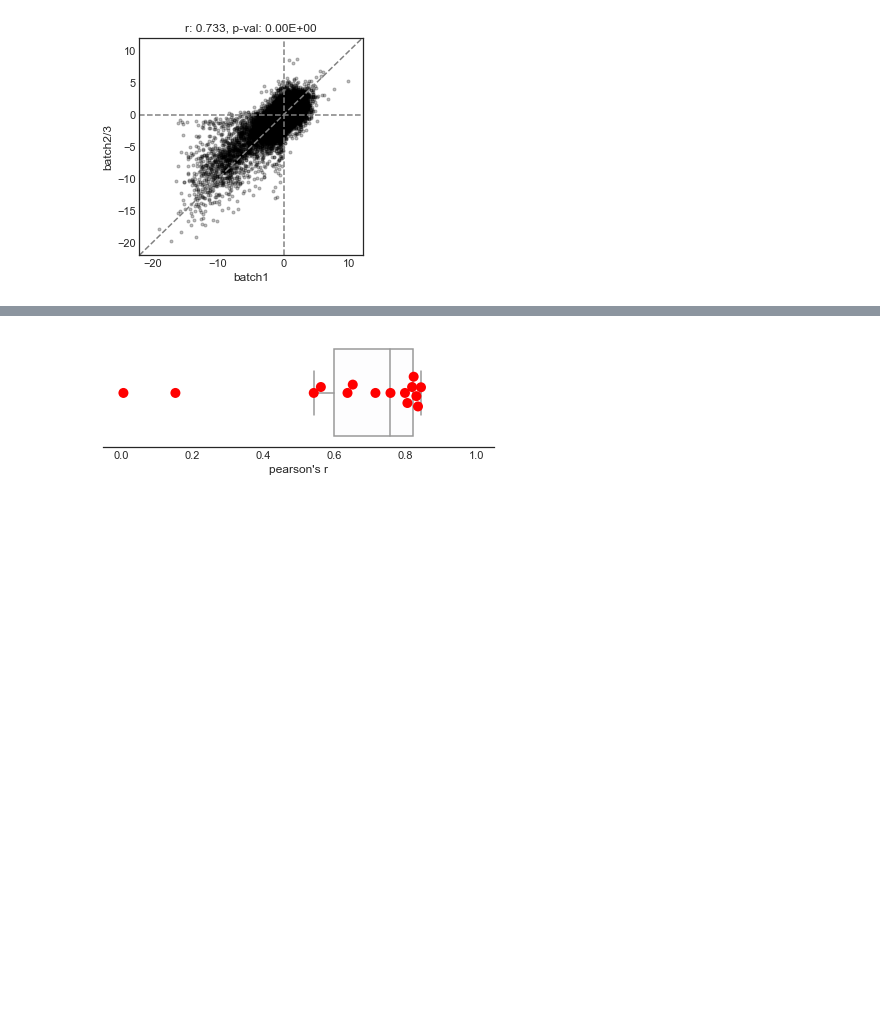
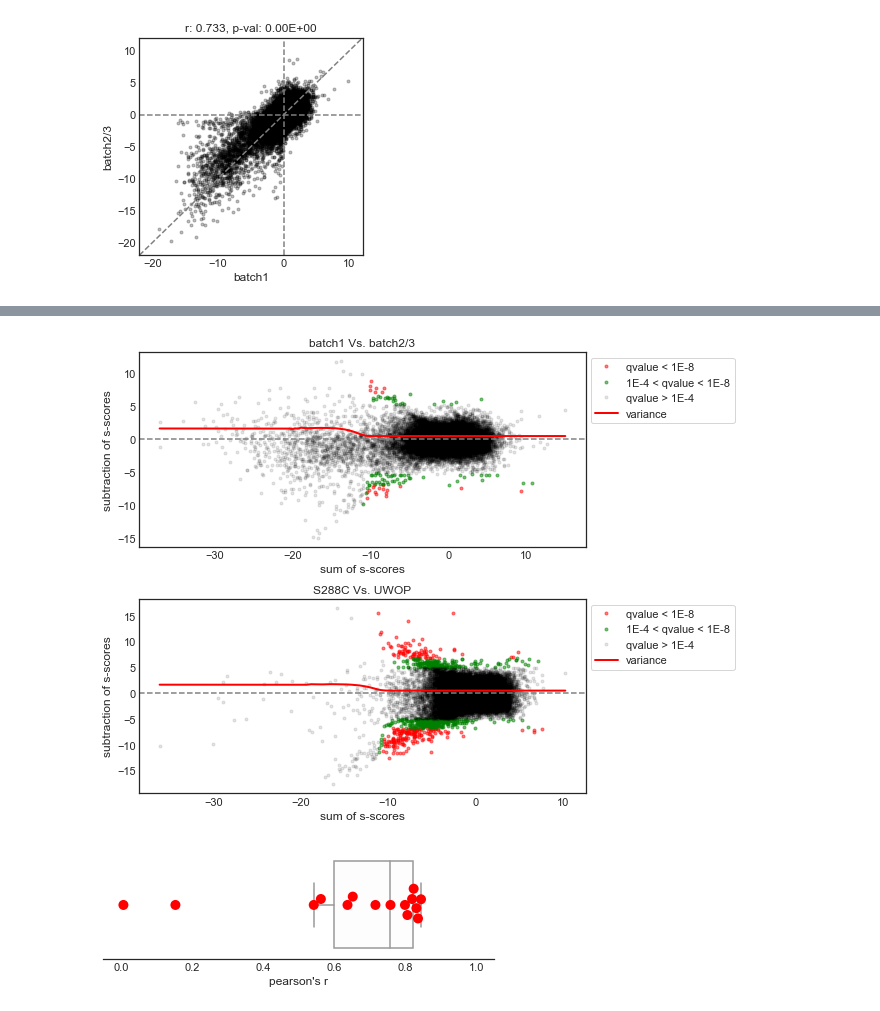
Before and after one commit to mgalardini/2018koyeast, a Jupyter notebook: notebooks/batches.ipynb, the cells around one changed output, grey strips where cells are left out. Saved outputs shown, nothing was run; the diff lists cells and outputs as text; code cells hidden in the pictures; blank space fills up the shorter version.

```diff
--- a/notebooks/batches.ipynb
+++ b/notebooks/batches.ipynb
@@ -63,3 +207,81 @@ plt.title('r: %.3f, p-val: %.2E' % (r, p));
+# %%
+plt.figure(figsize=(7, 7))
+
+plt.subplot(211)
+
+plt.plot(v[(v['qval'] < 1E-8)]['sum'],
+         v[(v['qval'] < 1E-8)]['sub'],
+         'r.',
+         alpha=0.5,
+         label='qvalue < 1E-8')
+plt.plot(v[(v['qval'] < 1E-4) & (v['qval'] >= 1E-8)]['sum'],
+         v[(v['qval'] < 1E-4) & (v['qval'] >= 1E-8)]['sub'],
+         'g.',
+         alpha=0.5,
+         label='1E-4 < qvalue < 1E-8')
+plt.plot(v[v['qval'] >= 1E-4]['sum'],
+         v[v['qval'] >= 1E-4]['sub'],
+         'k.',
+         alpha=0.1,
+         label='qvalue > 1E-4')
+plt.plot(v.sort_values('sum')['sum'],
+         v.sort_values('sum')['var'] / 2,
+         'r-',
+         lw=2,
+         label='variance')
+
+plt.axhline(0,
+            color='grey',
+            linestyle='dashed')
+
+plt.xlabel('sum of s-scores')
+plt.ylabel('subtraction of s-scores')
+
+plt.legend(frameon=True,
+           bbox_to_anchor=(1, 1),
+           loc='upper left')
+
+plt.title('batch1 Vs. batch2/3')
+
+plt.subplot(212)
+
+plt.plot(w[(w['qval'] < 1E-8)]['sum'],
+         w[(w['qval'] < 1E-8)]['sub'],
+         'r.',
+         alpha=0.5,
+         label='qvalue < 1E-8')
+plt.plot(w[(w['qval'] < 1E-4) & (w['qval'] >= 1E-8)]['sum'],
+         w[(w['qval'] < 1E-4) & (w['qval'] >= 1E-8)]['sub'],
+         'g.',
+         alpha=0.5,
+         label='1E-4 < qvalue < 1E-8')
+plt.plot(w[w['qval'] >= 1E-4]['sum'],
+         w[w['qval'] >= 1E-4]['sub'],
+         'k.',
+         alpha=0.1,
+         label='qvalue > 1E-4')
+plt.plot(w.sort_values('sum')['sum'],
+         w.sort_values('sum')['var'] / 2,
+         'r-',
+         lw=2,
+         label='variance')
+
+plt.axhline(0,
+            color='grey',
+            linestyle='dashed')
+
+plt.xlabel('sum of s-scores')
+plt.ylabel('subtraction of s-scores')
+
+plt.legend(frameon=True,
+           bbox_to_anchor=(1, 1),
+           loc='upper left')
+
+plt.title('S288C Vs. UWOP')
+
+plt.tight_layout();
+# %% [output]
+[figure, added]
 # %%
 res = []
 for c in {x[0]
```
Also changed, not shown: parts of 8 cells of this notebook, 1 other file.
